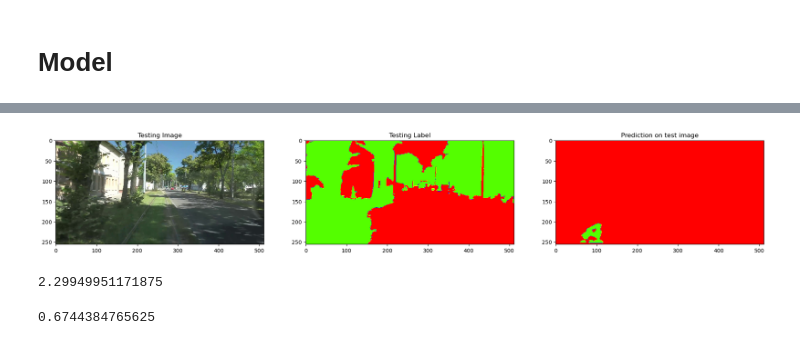
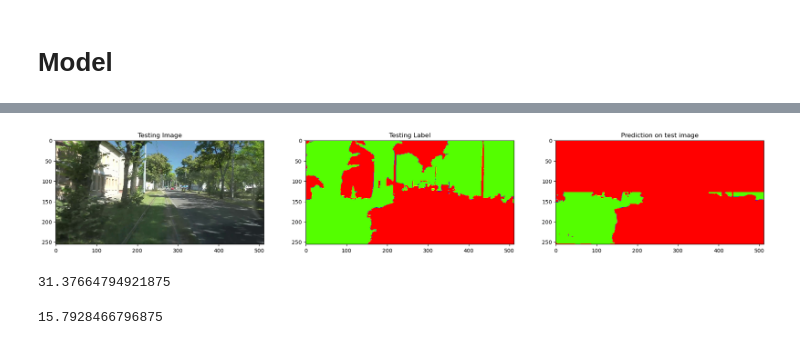
Before and after one commit to khoadaniel/vegetation-detection-railways, a Jupyter notebook: aras/model_tram_all_512x256.ipynb, the cells around one changed output, grey strips where cells are left out. Saved outputs shown, nothing was run; the diff lists cells and outputs as text; code cells hidden in the pictures.

```diff
--- a/aras/model_tram_all_512x256.ipynb
+++ b/aras/model_tram_all_512x256.ipynb
@@ -132,8 +132,8 @@ None
 # %%
 history = model.fit(    X_train,
                         y_train,
-                        batch_size=25,
-                        epochs=10,
+                        batch_size=17,
+                        epochs=15,
                         verbose=1,
                         validation_data=(X_test,y_test))
 # %% [output]
@@ -227,8 +254,8 @@ prediction = (model.predict(rsimage_input))
 my_threshold = 0.8
 predicted_img=(prediction>=my_threshold).astype(int)[0,:,:,:] #remove the first axis
 
-#predicted_img[:int(256/2),:,layer]=0 # Use this for half image
-predicted_img = roi_triangle(predicted_img) # Use this for triangle
+predicted_img[:int(256/2),:,layer]=0 # Use this for half image
+#predicted_img = roi_triangle(predicted_img) # Use this for triangle
 
 plt.figure(figsize=(24, 16))
 plt.subplot(231)
@@ -246,4 +273,4 @@ plt.show()
-[figure, old version]
+[figure, new version]
 # %%
 # Percentage Veg half image
 whole_roi = (predicted_img.shape[0] * predicted_img.shape[1])/2
@@ -251,7 +278,7 @@ veg = np.count_nonzero(predicted_img == 1)
 veg_precent = (veg/whole_roi)*100
 print(veg_precent)
 # %% [output]
-2.29949951171875
+31.37664794921875
 # %%
 # Percentage Veg roi triangle
 whole_roi = ((predicted_img.shape[0] * predicted_img.shape[1])/2)/2
@@ -259,4 +286,4 @@ veg = np.count_nonzero(predicted_img == 1)
 veg_precent = (veg/whole_roi)*100
 print(veg_precent)
 # %% [output]
-0.6744384765625
+15.7928466796875
```
Also changed, not shown: parts of 7 cells of this notebook, 1 other file.
